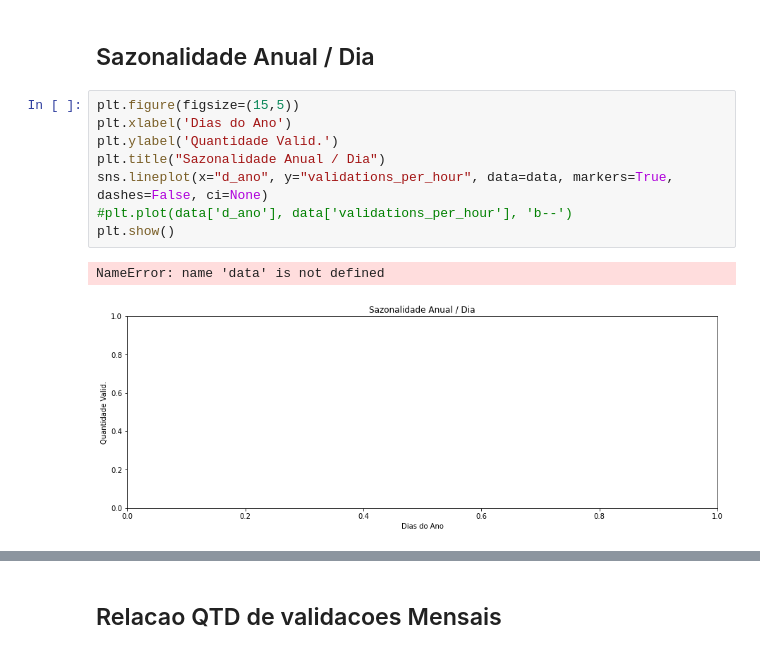
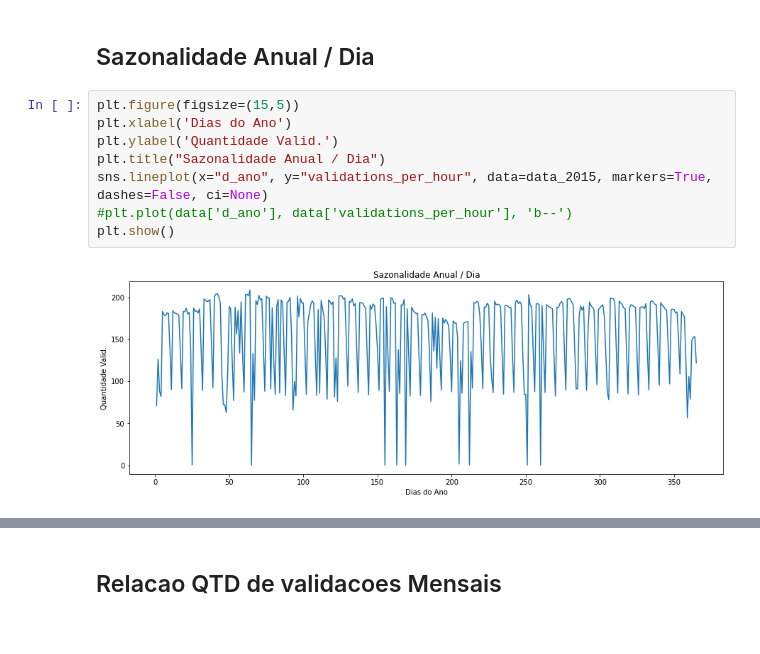
Before and after one commit to medeirosvictor/ds-mobilidade-urbana-fortaleza, a Jupyter notebook: Data-Visualization.ipynb, the cells around one changed output, grey strips where cells are left out. Drawn from its saved outputs; the diff is of its cells as text.

```diff
--- a/Data-Visualization.ipynb
+++ b/Data-Visualization.ipynb
@@ -104,11 +89,10 @@ Quantidade de Linhas de Onibus 2015:  396
 # %%
 plt.figure(figsize=(15,5))
 plt.xlabel('Dias do Ano')
 plt.ylabel('Quantidade Valid.')
 plt.title("Sazonalidade Anual / Dia")
-sns.lineplot(x="d_ano", y="validations_per_hour", data=data, markers=True, dashes=False, ci=None)
+sns.lineplot(x="d_ano", y="validations_per_hour", data=data_2015, markers=True, dashes=False, ci=None)
 #plt.plot(data['d_ano'], data['validations_per_hour'], 'b--')
 plt.show()
 # %% [output]
-NameError: name 'data' is not defined
-[figure, old version]
+[figure, new version]
```
Also changed, not shown: parts of 5 cells of this notebook, 2 other files.
